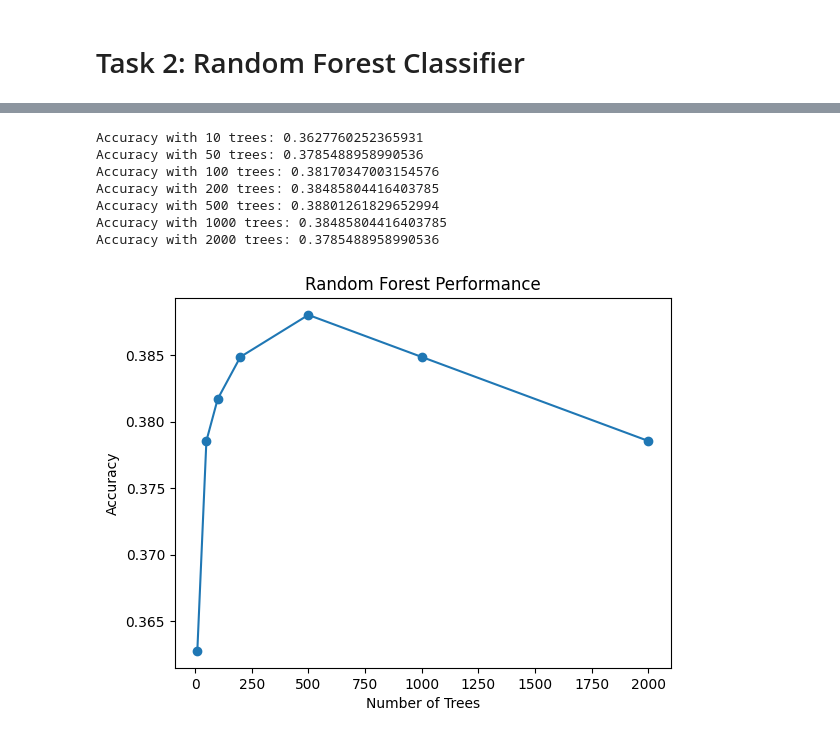
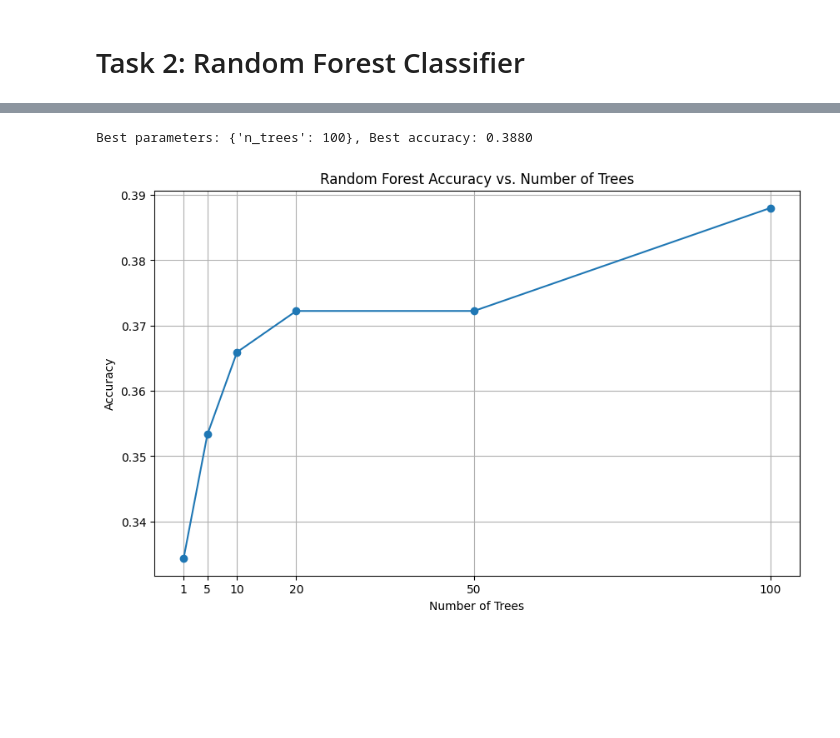
Before and after one commit to arghyawning/data-analytics-1-assignments, a Jupyter notebook: a4/51_assignment4/51_random_forest.ipynb, the cells around one changed output, grey strips where cells are left out. Cells and saved outputs as stored; diff of their text form; code cells hidden in the pictures; blank space fills up the shorter version.

Commit message:
got better graph ig idk

```diff
--- a/a4/51_assignment4/51_random_forest.ipynb
+++ b/a4/51_assignment4/51_random_forest.ipynb
@@ -102,29 +102,40 @@ Confusion matrix:
-# %%
-num_trees = [10, 50, 100, 200, 500, 1000, 2000]
-accuracy_scores = []
-
-for n in num_trees:
-    rf = RandomForest(n_trees=n)
-    rf.fit(X_train, y_train)
-    y_pred = rf.predict(X_test)
-    print(f"Accuracy with {n} trees:", accuracy_score(y_test, y_pred))
-    accuracy_scores.append(accuracy_score(y_test, y_pred))
-
-
-plt.plot(num_trees, accuracy_scores, marker='o')
-plt.xlabel('Number of Trees')
-plt.ylabel('Accuracy')
-plt.title('Random Forest Performance')
-plt.show()
-# %% [output]
-Accuracy with 10 trees: 0.3627760252365931
-Accuracy with 50 trees: 0.3785488958990536
-Accuracy with 100 trees: 0.38170347003154576
-Accuracy with 200 trees: 0.38485804416403785
-Accuracy with 500 trees: 0.38801261829652994
-Accuracy with 1000 trees: 0.38485804416403785
-Accuracy with 2000 trees: 0.3785488958990536
-[figure, removed]
+# %%
+num_trees = [1, 5, 10, 20, 50, 100]
+# max_depths = [1, 2, 3, 4, 5, 6, 7, 8, 9, 10]
+max_depth = 4
+
+best_accuracy = 0
+best_params = {}
+accuracies = []
+
+for n_trees in num_trees:
+    # for max_depth in max_depths:
+    rf = RandomForest(n_trees=n_trees, max_depth=max_depth)
+    rf.fit(X_train, y_train)
+    y_pred = rf.predict(X_test)
+    accuracy = accuracy_score(y_test, y_pred)
+    accuracies.append(accuracy)
+    if accuracy > best_accuracy:
+        best_accuracy = accuracy
+        # best_params = {'n_trees': n_trees, 'max_depth': max_depth}
+        best_params = {'n_trees': n_trees}
+
+print(f"Best parameters: {best_params}, Best accuracy: {best_accuracy:.4f}")
+# %% [output]
+Best parameters: {'n_trees': 100}, Best accuracy: 0.3880
+# %%
+
+plt.figure(figsize=(10, 6))
+
+plt.plot(num_trees, accuracies, marker='o')
+plt.title('Random Forest Accuracy vs. Number of Trees')
+plt.xlabel('Number of Trees')
+plt.ylabel('Accuracy')
+plt.xticks(num_trees)
+plt.grid(True)
+plt.show()
+# %% [output]
+[figure, added]
 # %%
 test_data = pd.read_csv('data/test_preprocessed.csv')
 
```
Also changed, not shown: parts of 2 cells of this notebook.
